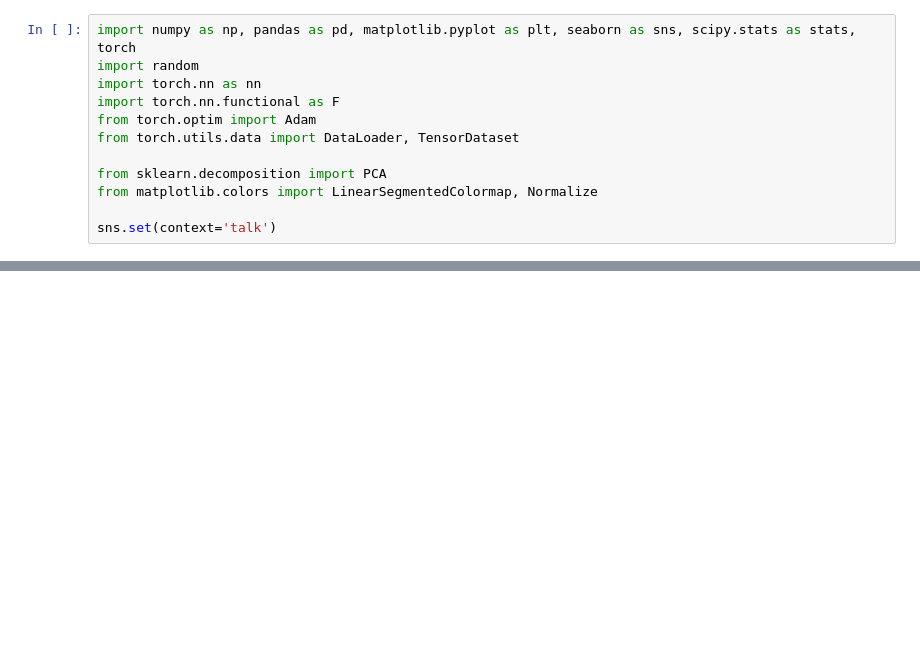
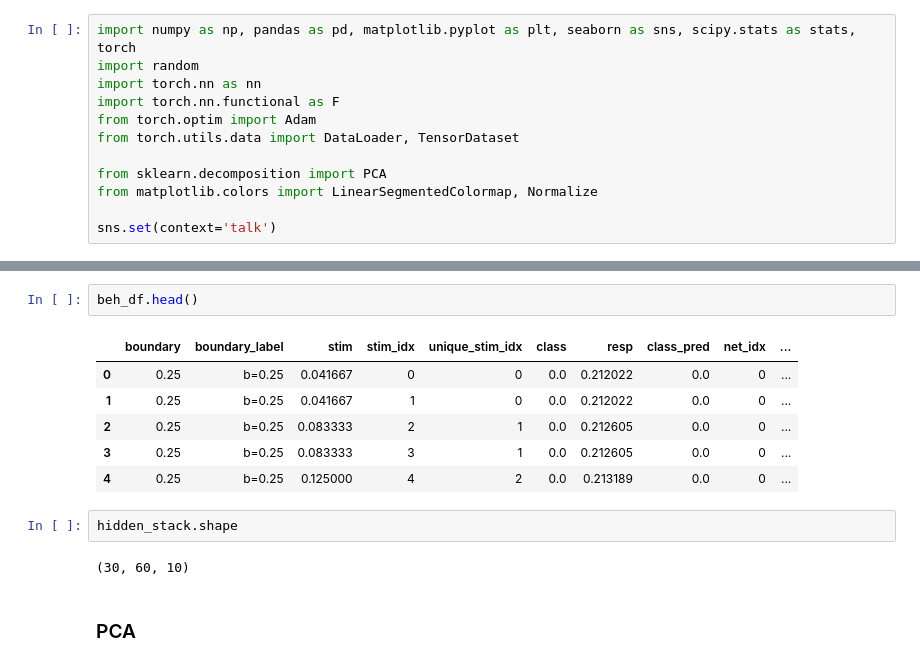
Before and after one commit to siyer7/asymmetry_design, a Jupyter notebook: code/python/simulation_analyses.ipynb, the cells around one changed output, grey strips where cells are left out. Cells and saved outputs as stored; diff of their text form; blank space fills up the shorter version.

```diff
--- a/code/python/simulation_analyses.ipynb
+++ b/code/python/simulation_analyses.ipynb
@@ -19 +30,16 @@ boundaries = tuple(sorted(pca_df['boundary'].unique()))  # (0.25, 0.5, 0.75)
+# %%
+beh_df.head()
+# %% [output]
+|  | boundary | boundary_label | stim | stim_idx | unique_stim_idx | class | resp | class_pred | net_idx | ... |
+| 0 | 0.25 | b=0.25 | 0.041667 | 0 | 0 | 0.0 | 0.212022 | 0.0 | 0 | ... |
+| 1 | 0.25 | b=0.25 | 0.041667 | 1 | 0 | 0.0 | 0.212022 | 0.0 | 0 | ... |
+| 2 | 0.25 | b=0.25 | 0.083333 | 2 | 1 | 0.0 | 0.212605 | 0.0 | 0 | ... |
+| 3 | 0.25 | b=0.25 | 0.083333 | 3 | 1 | 0.0 | 0.212605 | 0.0 | 0 | ... |
+| 4 | 0.25 | b=0.25 | 0.125000 | 4 | 2 | 0.0 | 0.213189 | 0.0 | 0 | ... |
+# %%
+hidden_stack.shape
+# %% [output]
+(30, 60, 10)
+# %% [markdown]
+### PCA
 # %%
```
Also changed, not shown: parts of 10 cells of this notebook, 2 other files.
